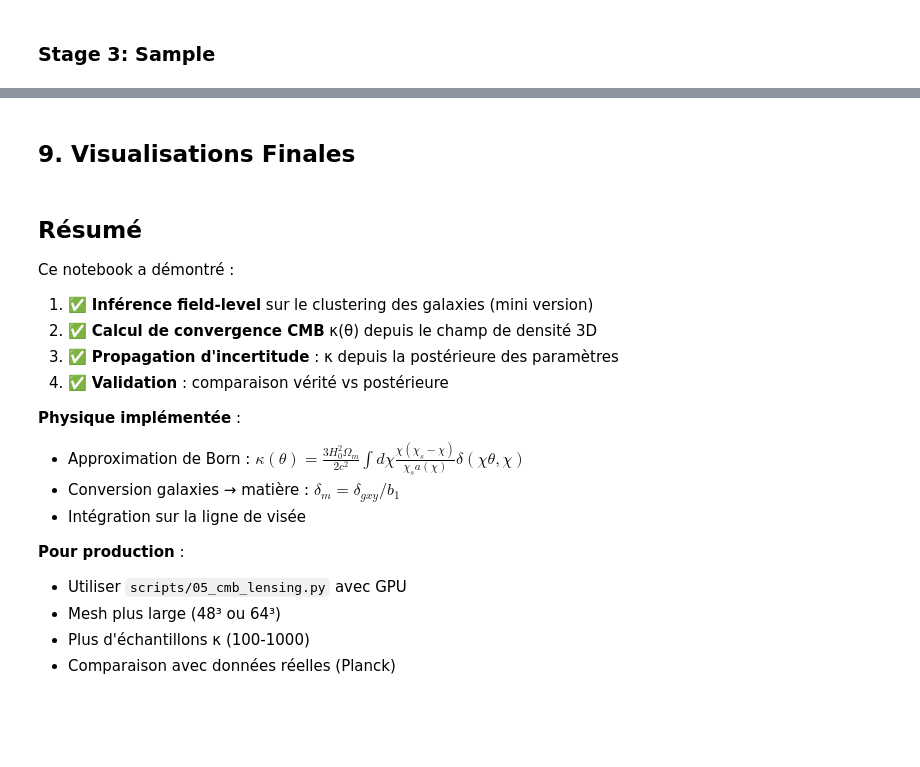
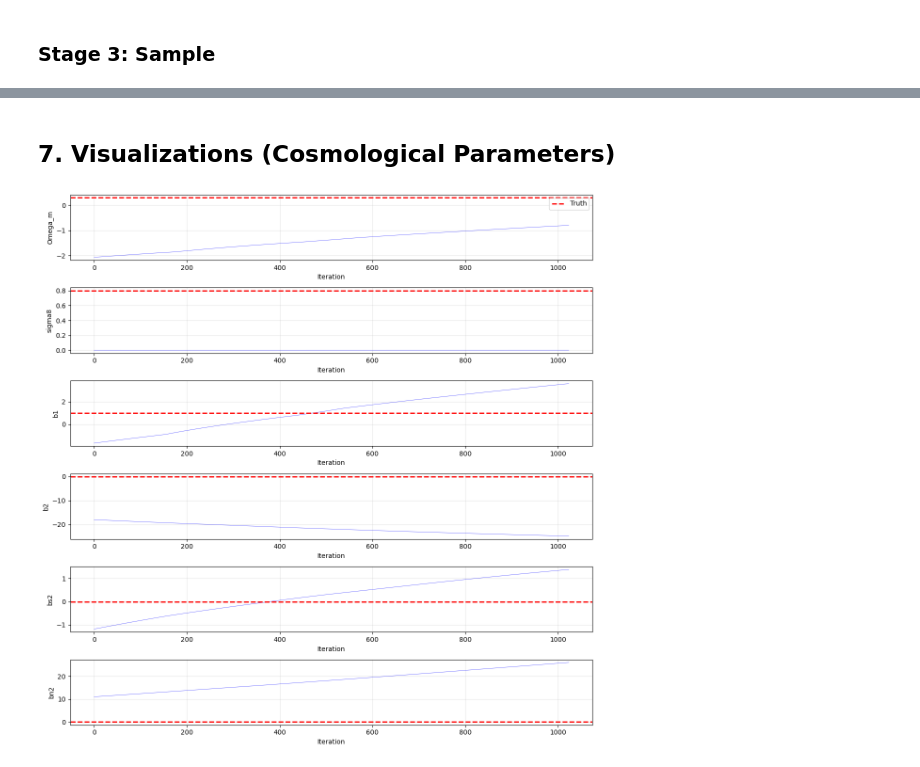
Before and after one commit to Joletaxi19/thesis-desi-cmb-fli, a Jupyter notebook: notebooks/05_cmb_lensing.ipynb, the cells around one changed output, grey strips where cells are left out. Cells and saved outputs as stored; diff of their text form; code cells hidden in the pictures; blank space fills up the shorter version.

```diff
--- a/notebooks/05_cmb_lensing.ipynb
+++ b/notebooks/05_cmb_lensing.ipynb
@@ -173,13 +297,13 @@ init_params_ |= state_mesh.position
 # %% [markdown]
 ### Stage 2: Warmup All Parameters
 # %%
-# Reset and condition with obs only
+# Reset and condition with obs only (all params free)
 model.reset()
-model.condition({"obs": truth["obs"]})
+model.condition(condition_dict)
 model.block()
 
-# Warmup all
-num_warmup = 50  # Minimal for testing
+# Warmup all params (keep short for CPU demo)
+num_warmup = 1024
 print(f"Warming all params ({num_warmup} steps)...")
 
 warmup_all_fn = get_mclmc_warmup(
@@ -194,8 +318,10 @@ state, config = warmup_all_fn(jr.key(43), init_params_)
 
 print("✓ Full warmup done")
 print(f"  Logdens: {state.logdensity:.2f}")
+print(f"  Adapted L: {config.L:.6f}")
+print(f"  step_size: {config.step_size:.6f}")
 
-# Recalculate L
+# Recalculate L (benchmark approach for efficiency)
 eval_per_ess = 1e3
 recalc_L = 0.4 * eval_per_ess / 2 * config.step_size
 
@@ -203,4 +329,4 @@ config = MCLMCAdaptationState(
     L=recalc_L, step_size=config.step_size, inverse_mass_matrix=config.inverse_mass_matrix
 )
 
-print(f"  L: {recalc_L:.6f}")
+print(f"\n  Recalculated L: {recalc_L:.6f}")
@@ -207,26 +349,27 @@ print(f"  L: {recalc_L:.6f}")
 # %% [markdown]
 ### Stage 3: Sample
 # %%
-# Sample
-num_samples = 50  # Minimal for testing
+# Sample (minimal for testing)
+num_samples = 1024
 print(f"Sampling {num_samples} steps...")
 
 run_fn = get_mclmc_run(
     model.logpdf,
     n_samples=num_samples,
     thinning=1,
-    progress_bar=False,
+    progress_bar=False,  # Disable progress bar for notebook compatibility
 )
 
 state, samples_dict = run_fn(jr.key(42), state, config)
 
-print("✓ Sampling done!")
+print("\n✓ Sampling done!")
 print(f"  Mean MSE/dim: {jnp.mean(samples_dict['mse_per_dim']):.6e}")
+print(f"  Final logdensity: {state.logdensity:.2f}")
 
-# Extract samples
+# Extract parameter samples (exclude diagnostics)
 samples = {}
 param_names = [k for k in samples_dict.keys() if k not in ["logdensity", "mse_per_dim"]]
 for p in param_names:
-    samples[p] = samples_dict[p]
+    samples[p] = np.array(samples_dict[p])  # move to host memory immediately
 
 print(f"\nSampled parameters: {param_names}")
@@ -308,20 +418,22 @@ print(f"  Posterior std: {jnp.mean(kappa_std):.6e}")
-# %% [markdown]
-## 9. Visualisations Finales
+# %% [markdown]
+## 7. Visualizations (Cosmological Parameters)
 # %%
-# Parameter traces
+# Trace plots
 fig, axes = plt.subplots(len(comp_params), 1, figsize=(12, 2 * len(comp_params)))
 
 for i, p in enumerate(comp_params):
     pk = p + "_"
     if pk in samples:
         ax = axes[i]
         ax.plot(samples[pk], alpha=0.7, lw=0.5, color="blue")
         ax.axhline(truth_params[p], color="red", ls="--", lw=2, label="Truth")
         ax.set_ylabel(p)
         ax.set_xlabel("Iteration")
         if i == 0:
-            ax.legend()
+            ax.legend(loc="upper right")
         ax.grid(True, alpha=0.3)
 
 plt.tight_layout()
 plt.show()
+# %% [output]
+[figure, added]
@@ -413,20 +439,0 @@ plt.show()
-# %% [markdown]
-## Résumé
-
-Ce notebook a démontré :
-
-1. ✅ **Inférence field-level** sur le clustering des galaxies (mini version)
-2. ✅ **Calcul de convergence CMB** κ(θ) depuis le champ de densité 3D
-3. ✅ **Propagation d'incertitude** : κ depuis la postérieure des paramètres
-4. ✅ **Validation** : comparaison vérité vs postérieure
-
-**Physique implémentée** :
-- Approximation de Born : $\kappa(\theta) = \frac{3H_0^2\Omega_m}{2c^2} \int d\chi \frac{\chi(\chi_s-\chi)}{\chi_s a(\chi)} \delta(\chi\theta,\chi)$
-- Conversion galaxies → matière : $\delta_m = \delta_{gxy} / b_1$
-- Intégration sur la ligne de visée
-
-**Pour production** :
-- Utiliser `scripts/05_cmb_lensing.py` avec GPU
-- Mesh plus large (48³ ou 64³)
-- Plus d'échantillons κ (100-1000)
-- Comparaison avec données réelles (Planck)
```
Also changed, not shown: parts of 33 cells of this notebook, 13 other files.
